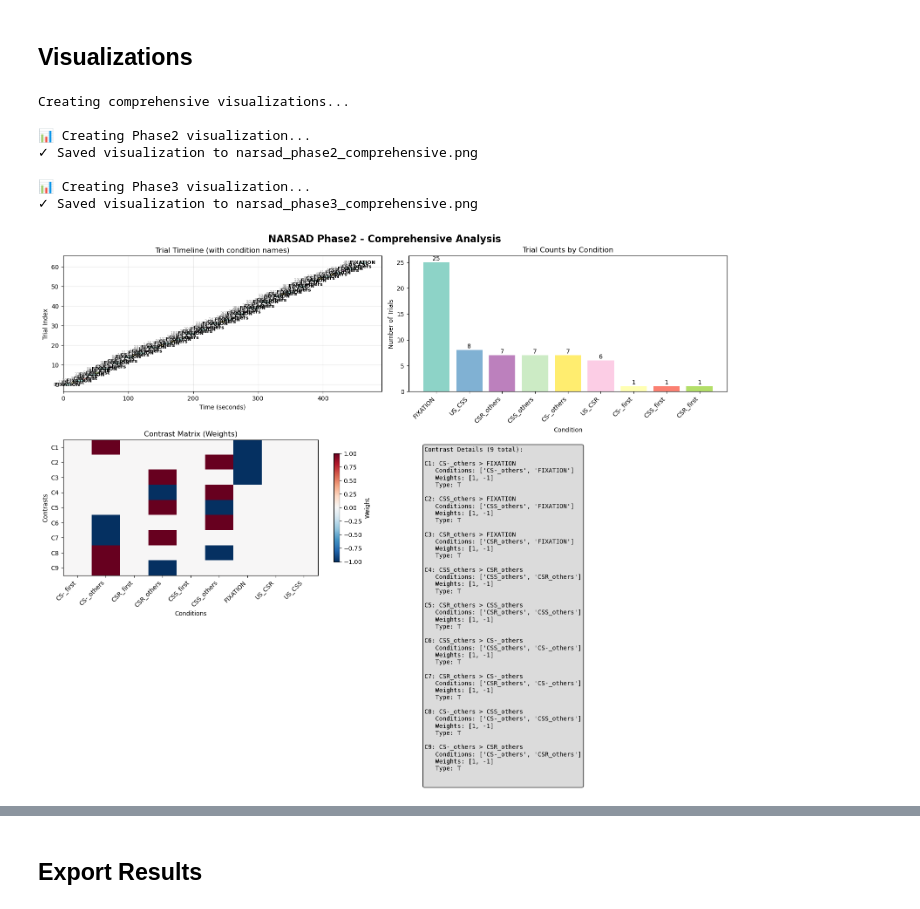
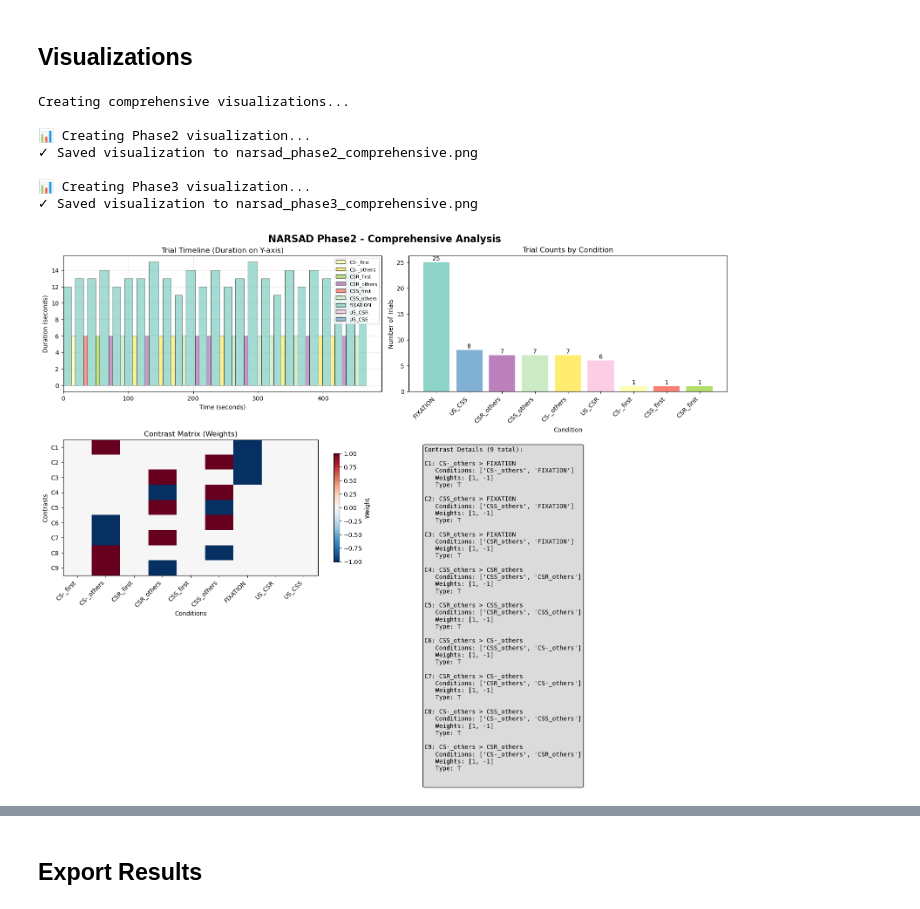
Before and after one commit to XiaoqianXiao/hyak_narsad_remove, a Jupyter notebook: trial_tracking_analysis.ipynb, the cells around one changed output, grey strips where cells are left out. Cells and saved outputs as stored; diff of their text form; code cells hidden in the pictures.

```diff
--- a/trial_tracking_analysis.ipynb
+++ b/trial_tracking_analysis.ipynb
@@ -331,7 +331,7 @@ def plot_comprehensive_design_matrix(data, contrasts, title, save_path=None):
     fig = plt.figure(figsize=(16, 12))
     fig.suptitle(f'{title} - Comprehensive Analysis', fontsize=16, fontweight='bold')
 
-    # Panel 1: Timeline of trials
+        # Panel 1: Timeline of trials (2D with duration on Y-axis)
     ax1 = plt.subplot(2, 2, 1)
     colors = plt.cm.Set3(np.linspace(0, 1, len(data['conditions'].unique())))
     condition_colors = dict(zip(data['conditions'].unique(), colors))
@@ -342,12 +342,12 @@ def plot_comprehensive_design_matrix(data, contrasts, title, save_path=None):
         duration = trial['duration']
         color = condition_colors[condition]
 
-        # Create colored bar without text labels
-        ax1.barh(i, duration, left=onset, height=0.8, color=color, alpha=0.8, edgecolor='black', linewidth=0.5)
+        # Create colored bar with duration as Y position and height
+        ax1.barh(duration/2, duration, left=onset, height=duration, color=color, alpha=0.8, edgecolor='black', linewidth=0.5)
 
     ax1.set_xlabel('Time (seconds)')
-    ax1.set_ylabel('Trial Index')
-    ax1.set_title('Trial Timeline (colored by condition)')
+    ax1.set_ylabel('Duration (seconds)')
+    ax1.set_title('Trial Timeline (Duration on Y-axis)')
     ax1.grid(True, alpha=0.3)
 
     # Add legend for condition colors
@@ -416,31 +416,31 @@ def plot_comprehensive_design_matrix(data, contrasts, title, save_path=None):
     ax4.text(0.05, 0.95, contrast_text, transform=ax4.transAxes, fontsize=10,
              verticalalignment='top', fontfamily='monospace',
              bbox=dict(boxstyle='round', facecolor='lightgray', alpha=0.8))
 
     plt.tight_layout()
 
     if save_path:
         plt.savefig(save_path, dpi=300, bbox_inches='tight')
         print(f"✓ Saved visualization to {save_path}")
 
     return fig
 
 # Create comprehensive visualizations for both phases
 print("Creating comprehensive visualizations...")
 
 if phase2_processed is not None and phase2_contrasts:
     print("\n📊 Creating Phase2 visualization...")
     fig2 = plot_comprehensive_design_matrix(phase2_processed, phase2_contrasts, "NARSAD Phase2", 'narsad_phase2_comprehensive.png')
 
 if phase3_processed is not None and phase3_contrasts:
     print("\n📊 Creating Phase3 visualization...")
     fig3 = plot_comprehensive_design_matrix(phase3_processed, phase3_contrasts, "NARSAD Phase3", 'narsad_phase3_comprehensive.png')
 # %% [output]
 Creating comprehensive visualizations...
 
 📊 Creating Phase2 visualization...
 ✓ Saved visualization to narsad_phase2_comprehensive.png
 
 📊 Creating Phase3 visualization...
 ✓ Saved visualization to narsad_phase3_comprehensive.png
-[figure, old version]
+[figure, new version]
```
Also changed, not shown: parts of 3 cells of this notebook, 4 other files.
